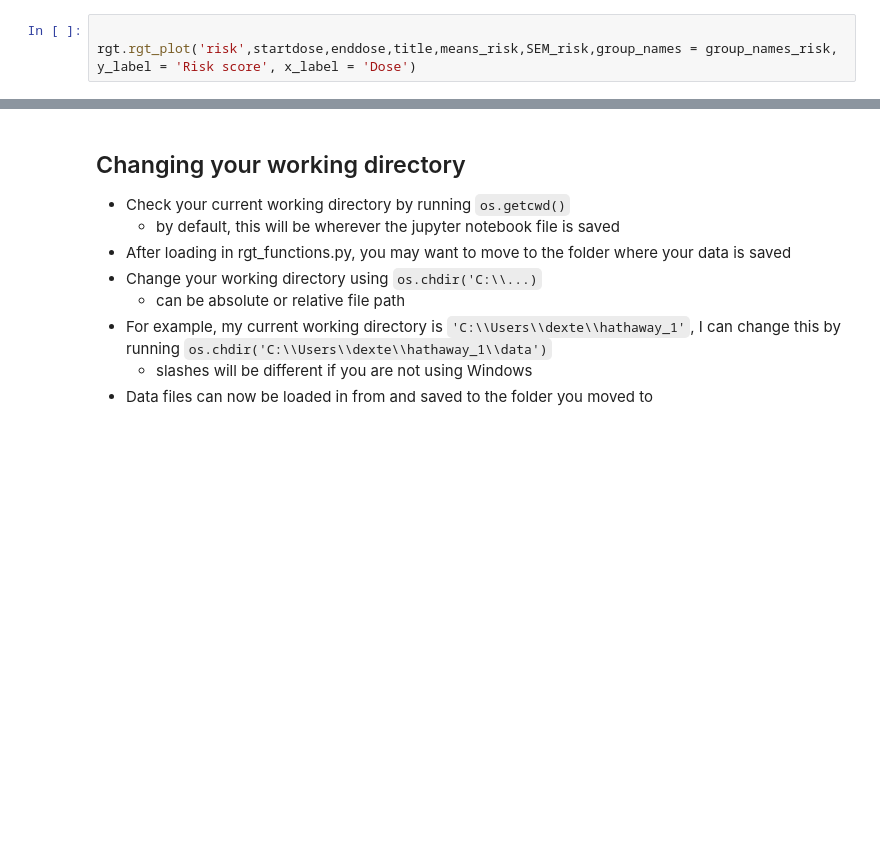
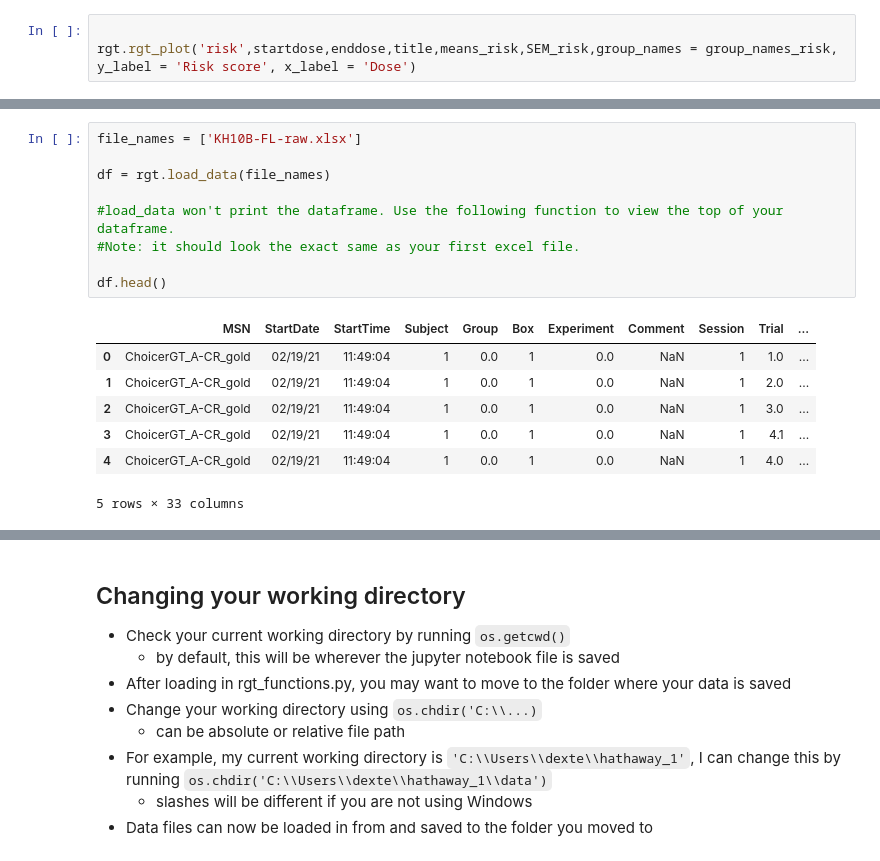
Before and after one commit to deckyblue/sparklyRGT, a Jupyter notebook: sparklyRGT_tutorial/sparklyRGT_documentation.ipynb, the cells around one changed output, grey strips where cells are left out. Drawn from its saved outputs; the diff is of its cells as text; blank space fills up the shorter version.

```diff
--- a/sparklyRGT_tutorial/sparklyRGT_documentation.ipynb
+++ b/sparklyRGT_tutorial/sparklyRGT_documentation.ipynb
@@ -679,0 +687,17 @@ rgt.rgt_plot('risk',startdose,enddose,title,means_risk,SEM_risk,group_names = gr
+# %%
+file_names = ['KH10B-FL-raw.xlsx']
+
+df = rgt.load_data(file_names)
+
+#load_data won't print the dataframe. Use the following function to view the top of your dataframe.
+#Note: it should look the exact same as your first excel file.
+
+df.head()
+# %% [output]
+|  | MSN | StartDate | StartTime | Subject | Group | Box | Experiment | Comment | Session | Trial | ... |
+| 0 | ChoicerGT_A-CR_gold | 02/19/21 | 11:49:04 | 1 | 0.0 | 1 | 0.0 | NaN | 1 | 1.0 | ... |
+| 1 | ChoicerGT_A-CR_gold | 02/19/21 | 11:49:04 | 1 | 0.0 | 1 | 0.0 | NaN | 1 | 2.0 | ... |
+| 2 | ChoicerGT_A-CR_gold | 02/19/21 | 11:49:04 | 1 | 0.0 | 1 | 0.0 | NaN | 1 | 3.0 | ... |
+| 3 | ChoicerGT_A-CR_gold | 02/19/21 | 11:49:04 | 1 | 0.0 | 1 | 0.0 | NaN | 1 | 4.1 | ... |
+| 4 | ChoicerGT_A-CR_gold | 02/19/21 | 11:49:04 | 1 | 0.0 | 1 | 0.0 | NaN | 1 | 4.0 | ... |
+5 rows × 33 columns
```
Also changed, not shown: parts of 6 cells of this notebook, 1 other file.
